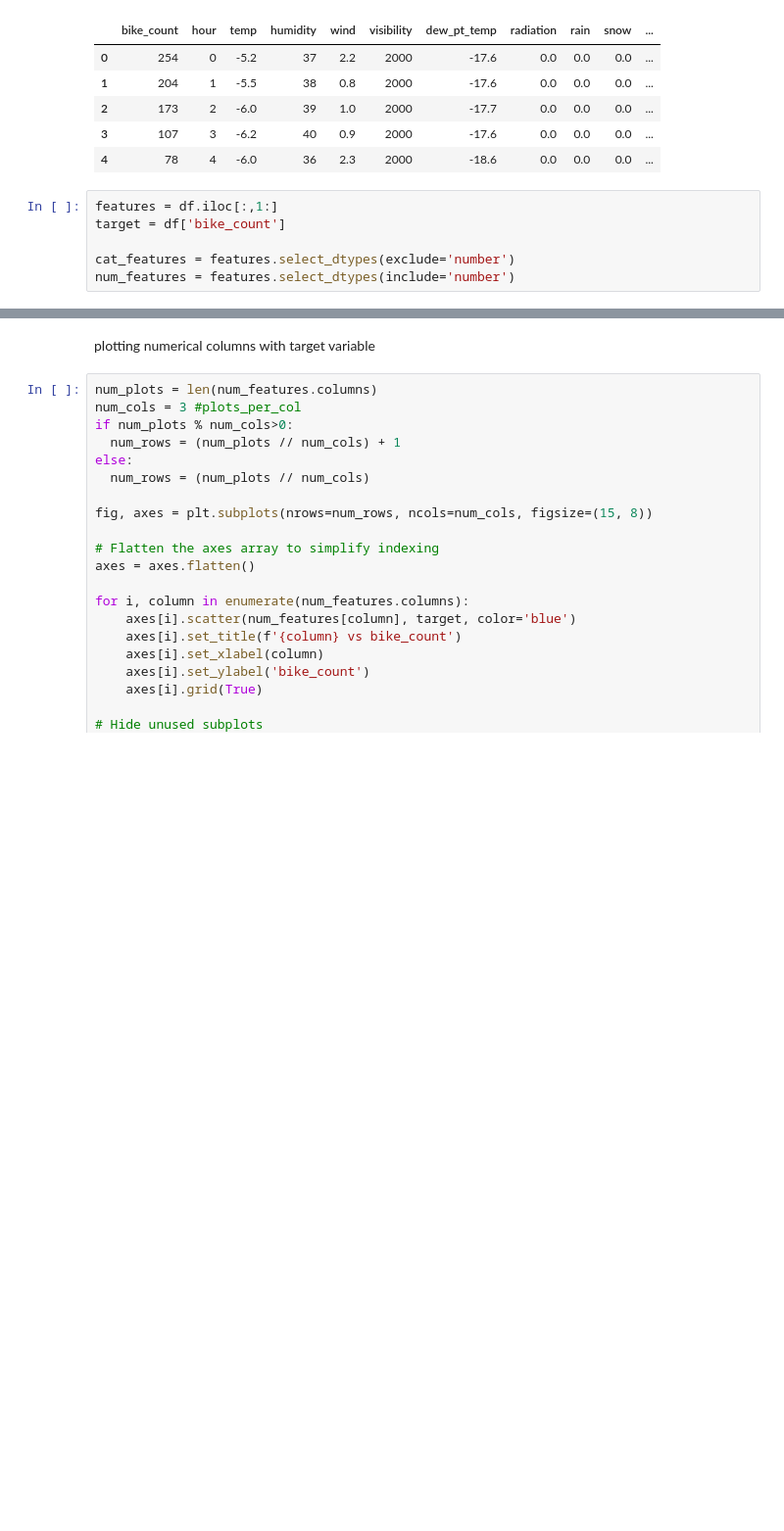
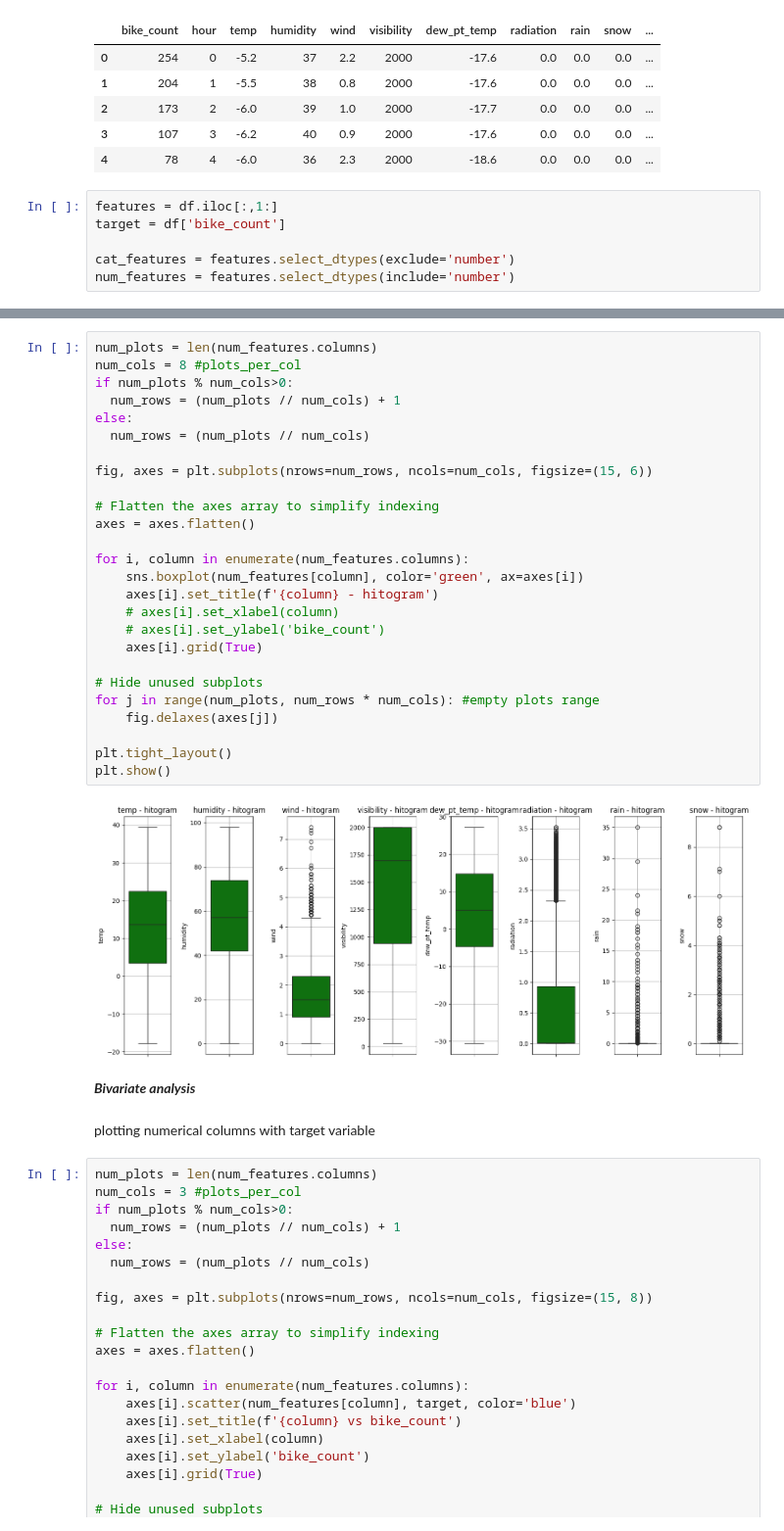
Before and after one commit to Pradeep1070/Seoul-Bike-Sharing-Demand-Prediction, a Jupyter notebook: EDA_seoul_bike_rental_prediction.ipynb, the cells around one changed output, grey strips where cells are left out. Shown: that part at 98% size. Saved outputs shown, nothing was run; the diff lists cells and outputs as text; blank space fills up the shorter version.

```diff
--- a/EDA_seoul_bike_rental_prediction.ipynb
+++ b/EDA_seoul_bike_rental_prediction.ipynb
@@ -84,3 +114,33 @@ num_features = features.select_dtypes(include='number')
+# %%
+num_plots = len(num_features.columns)
+num_cols = 8 #plots_per_col
+if num_plots % num_cols>0:
+  num_rows = (num_plots // num_cols) + 1
+else:
+  num_rows = (num_plots // num_cols)
+
+fig, axes = plt.subplots(nrows=num_rows, ncols=num_cols, figsize=(15, 6))
+
+# Flatten the axes array to simplify indexing
+axes = axes.flatten()
+
+for i, column in enumerate(num_features.columns):
+    sns.boxplot(num_features[column], color='green', ax=axes[i])
+    axes[i].set_title(f'{column} - hitogram')
+    # axes[i].set_xlabel(column)
+    # axes[i].set_ylabel('bike_count')
+    axes[i].grid(True)
+
+# Hide unused subplots
+for j in range(num_plots, num_rows * num_cols): #empty plots range
+    fig.delaxes(axes[j])
+
+plt.tight_layout()
+plt.show()
+# %% [output]
+[figure, added]
+# %% [markdown]
+***Bivariate analysis***
 # %% [markdown]
 plotting numerical columns with target variable
 # %%
```
Also changed, not shown: parts of 2 cells of this notebook.
